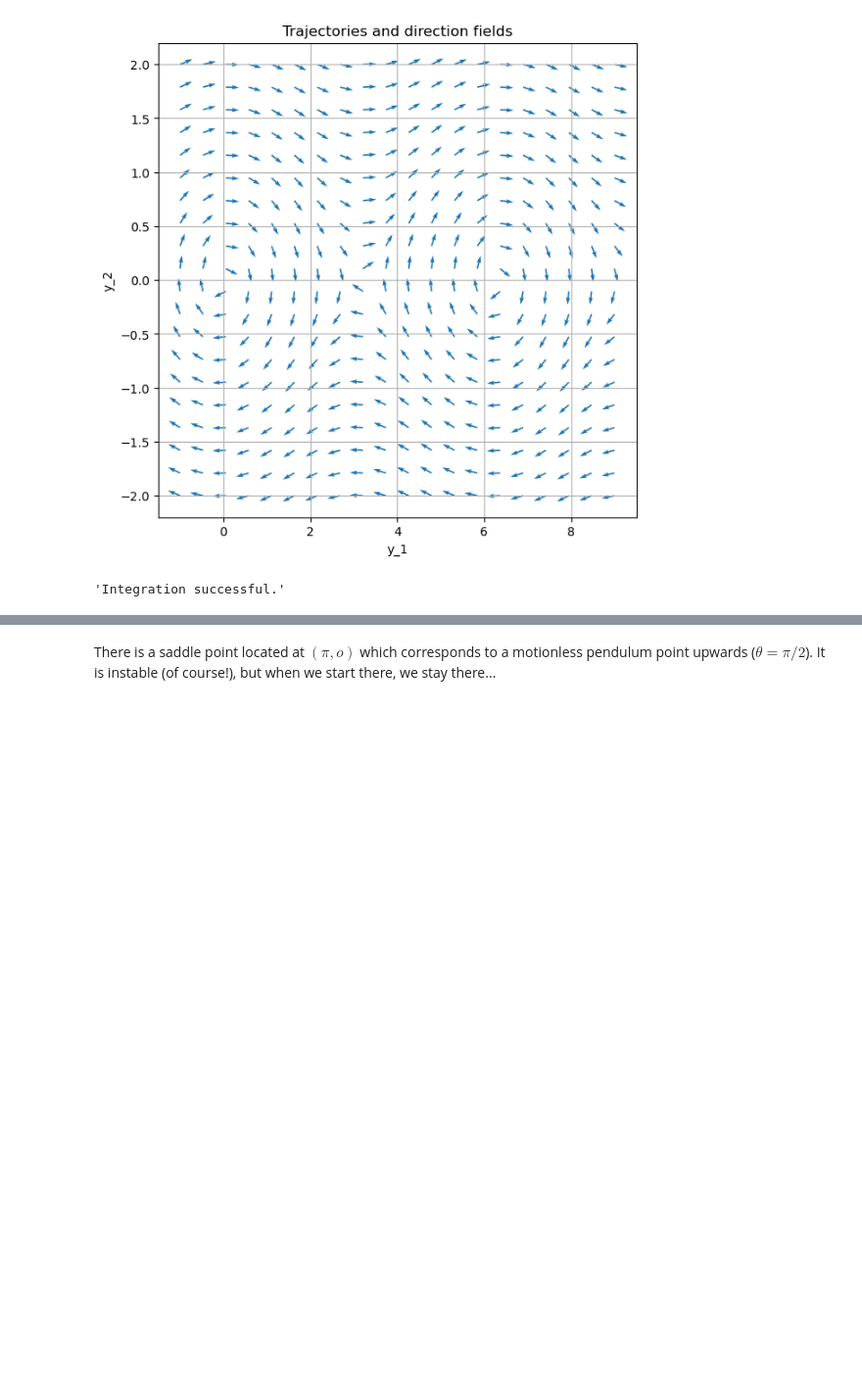
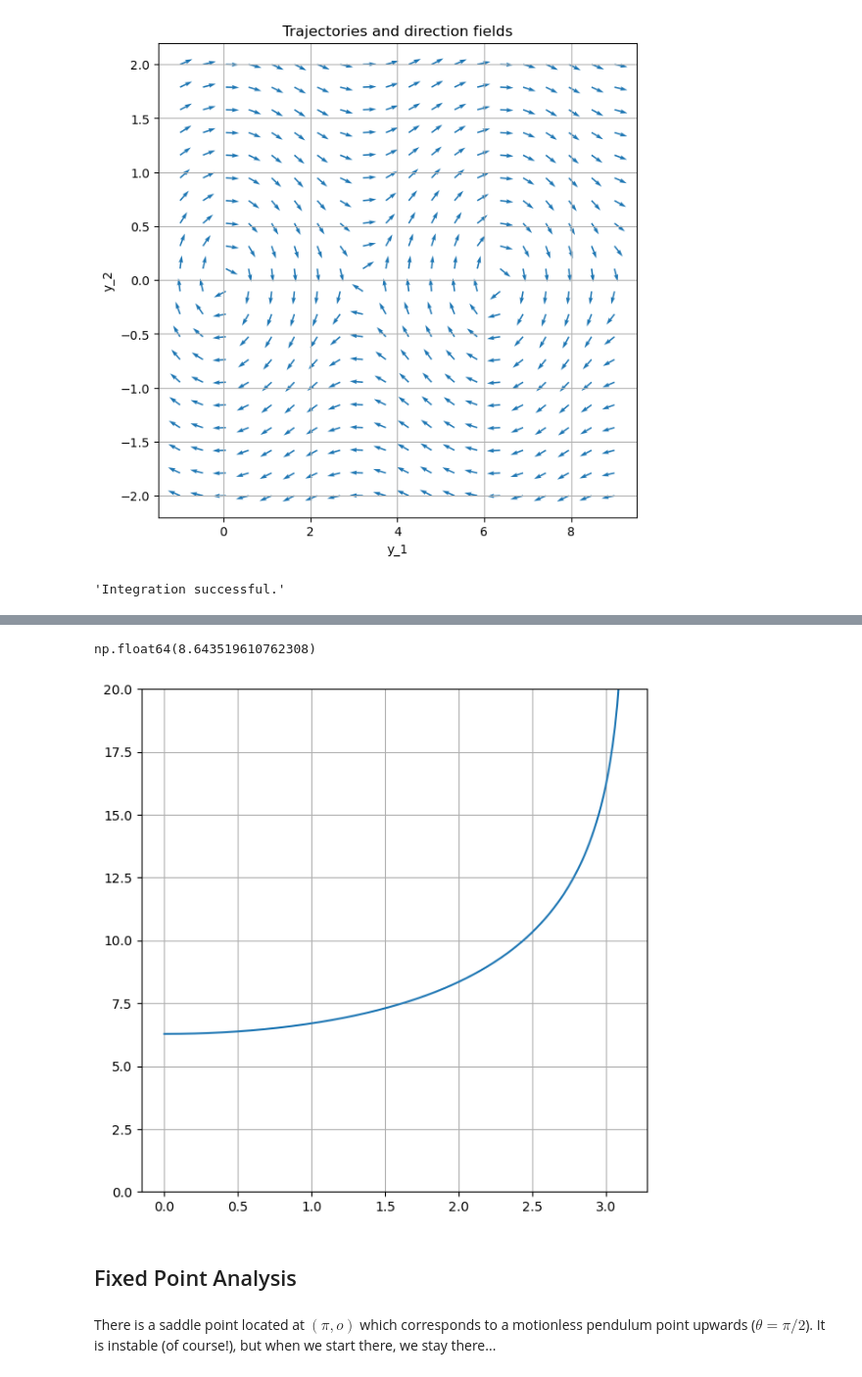
Before and after one commit to ClemensFMN/Notebooks, a Jupyter notebook: ODE/Section-6.7.ipynb, the cells around one changed output, grey strips where cells are left out. Shown at 98% size. Saved outputs shown, nothing was run; the diff lists cells and outputs as text; code cells hidden in the pictures; blank space fills up the shorter version.

```diff
--- a/ODE/Section-6.7.ipynb
+++ b/ODE/Section-6.7.ipynb
@@ -50,3 +74,17 @@ Text(0, 0.5, '$\theta, v$')
+# %%
+import scipy.special as sp
+4*sp.ellipk((np.sin(a/2)**2))
+# %% [output]
+np.float64(8.643519610762308)
+# %%
+avec = np.linspace(0,np.pi, 200)
+plt.plot(avec, 4*sp.ellipk((np.sin(avec/2)**2)))
+plt.ylim([0, 20])
+plt.grid(True)
+# %% [output]
+[figure, added]
+# %% [markdown]
+## Fixed Point Analysis
 # %% [markdown]
 There is a saddle point located at $(\pi, o)$ which corresponds to a motionless pendulum point upwards ($\theta = \pi/2$). It is instable (of course!), but when we start there, we stay there...
 # %%
```
Also changed, not shown: parts of 6 cells of this notebook, 1 other file.
